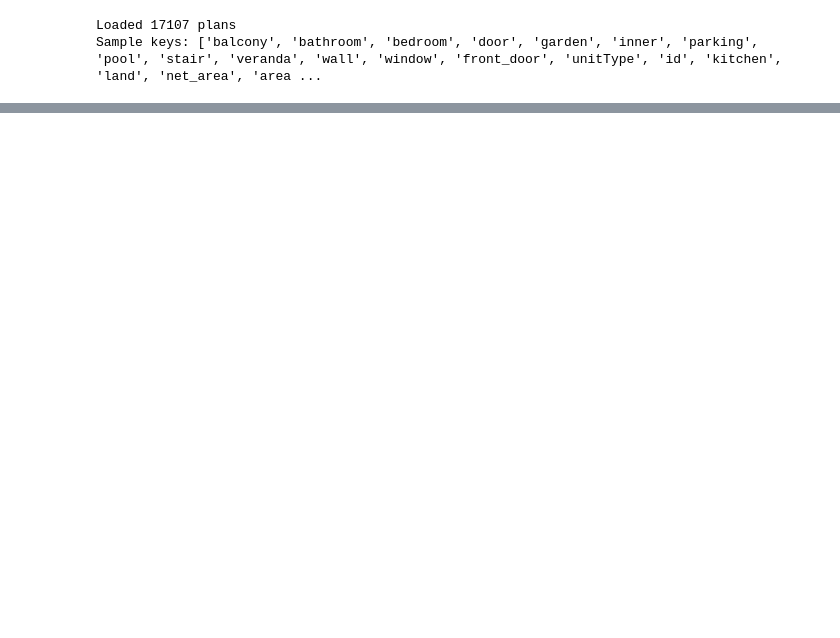
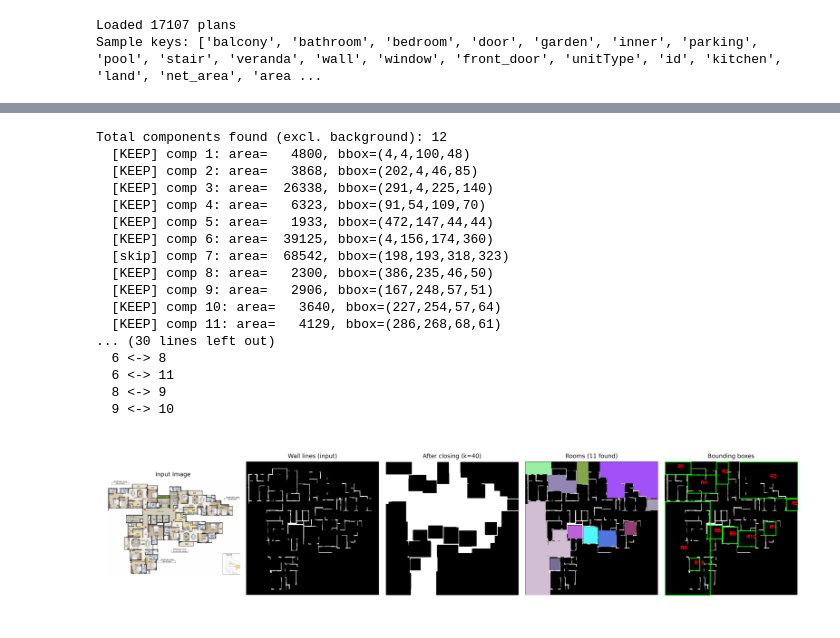
Before and after one commit to butchi-adari-tcgls/mitunet_2d_seg, a Jupyter notebook: resplan_analysis.ipynb, the cells around one changed output, grey strips where cells are left out. Cells and saved outputs as stored; diff of their text form; code cells hidden in the pictures; blank space fills up the shorter version.

```diff
--- a/resplan_analysis.ipynb
+++ b/resplan_analysis.ipynb
@@ -93,0 +128,18 @@ Detected 10 rooms
+# %%
+from seg_graph_worker import build_graph, build_graph_from_mask, predict, find_room_boundaries
+img_path = "/opt/dlami/nvme/CPMS_ClusterPlans/plans/page30_img17584.png"
+# img_path = "/opt/dlami/nvme/CPMS_ClusterPlans/plans/page31_img17587.png"
+# img_path = "/opt/dlami/nvme/CPMS_ClusterPlans/clstr_aparna_2.png"
+# img_path = "/opt/dlami/nvme/CPMS_ClusterPlans/plans/page14_img32.png"
+# img_path = "test_images/test_image_2.png"
+
+# build_graph(img_path, border=3, kernel_size=30, iterations=1, min_room_area = 10, max_room_area=50000)
+build_graph(img_path, border=3, kernel_size=40, iterations=1, min_room_area = 10, max_room_area=50000)
+# plot room_detection.png image
+img = cv2.imread('room_detection.png')
+# set fig size to 10x10 inches
+plt.figure(figsize=(20, 20))
+plt.imshow(cv2.cvtColor(img, cv2.COLOR_BGR2RGB))
+plt.axis('off')
+plt.show()
+# %% [output]
@@ -93,0 +148,18 @@ Detected 10 rooms
+Total components found (excl. background): 12
+  [KEEP] comp 1: area=   4800, bbox=(4,4,100,48)
+  [KEEP] comp 2: area=   3868, bbox=(202,4,46,85)
+  [KEEP] comp 3: area=  26338, bbox=(291,4,225,140)
+  [KEEP] comp 4: area=   6323, bbox=(91,54,109,70)
+  [KEEP] comp 5: area=   1933, bbox=(472,147,44,44)
+  [KEEP] comp 6: area=  39125, bbox=(4,156,174,360)
+  [skip] comp 7: area=  68542, bbox=(198,193,318,323)
+  [KEEP] comp 8: area=   2300, bbox=(386,235,46,50)
+  [KEEP] comp 9: area=   2906, bbox=(167,248,57,51)
+  [KEEP] comp 10: area=   3640, bbox=(227,254,57,64)
+  [KEEP] comp 11: area=   4129, bbox=(286,268,68,61)
+... (30 lines left out)
+  6 <-> 8
+  6 <-> 11
+  8 <-> 9
+  9 <-> 10
+[figure, added]
```
Also changed, not shown: parts of 7 cells of this notebook.
